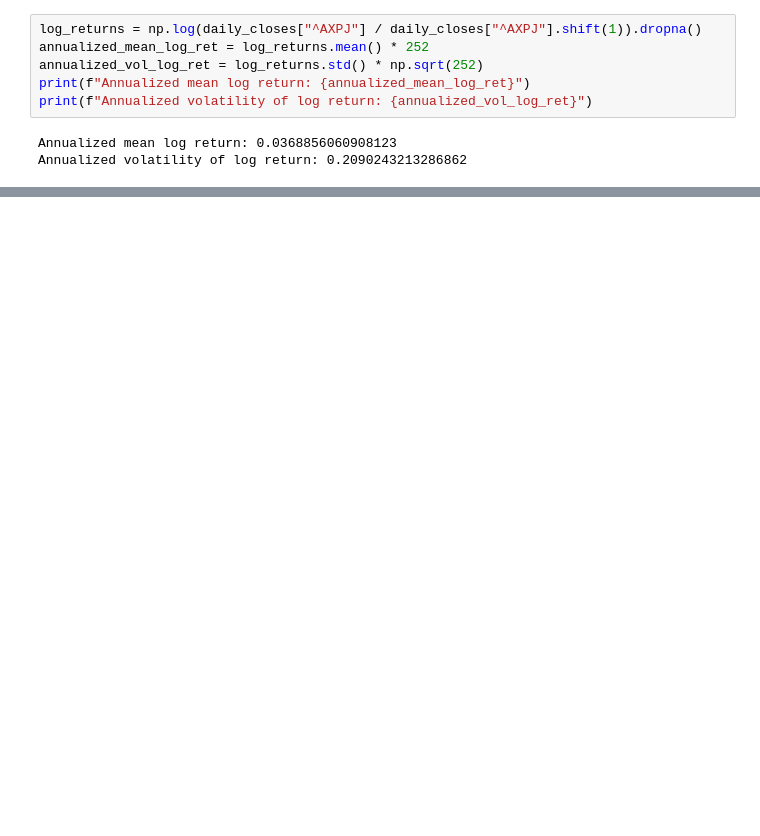
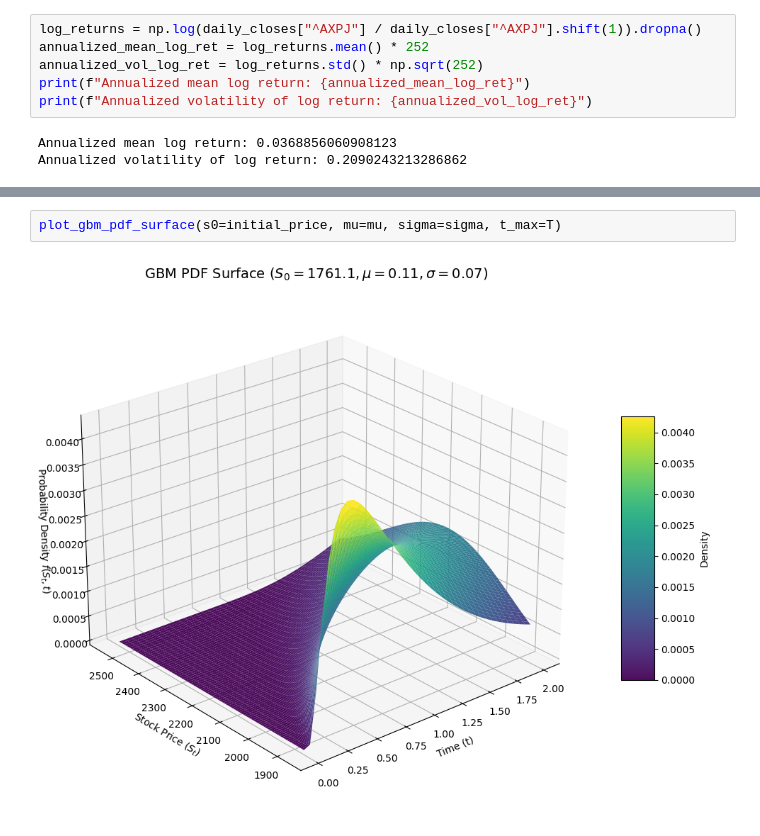
Before and after one commit to ZacKienzle2/CBA, a Jupyter notebook: code/pred.ipynb, the cells around one changed output, grey strips where cells are left out. Drawn from its saved outputs; the diff is of its cells as text; blank space fills up the shorter version.

Commit message:
implemented sensitivities of GBM to input parameters and probability density plotting

```diff
--- a/code/pred.ipynb
+++ b/code/pred.ipynb
@@ -199,0 +264,4 @@ Time
+# %%
+plot_gbm_pdf_surface(s0=initial_price, mu=mu, sigma=sigma, t_max=T)
+# %% [output]
+[figure, added]
```
Also changed, not shown: parts of 7 cells of this notebook, 1 other file.
